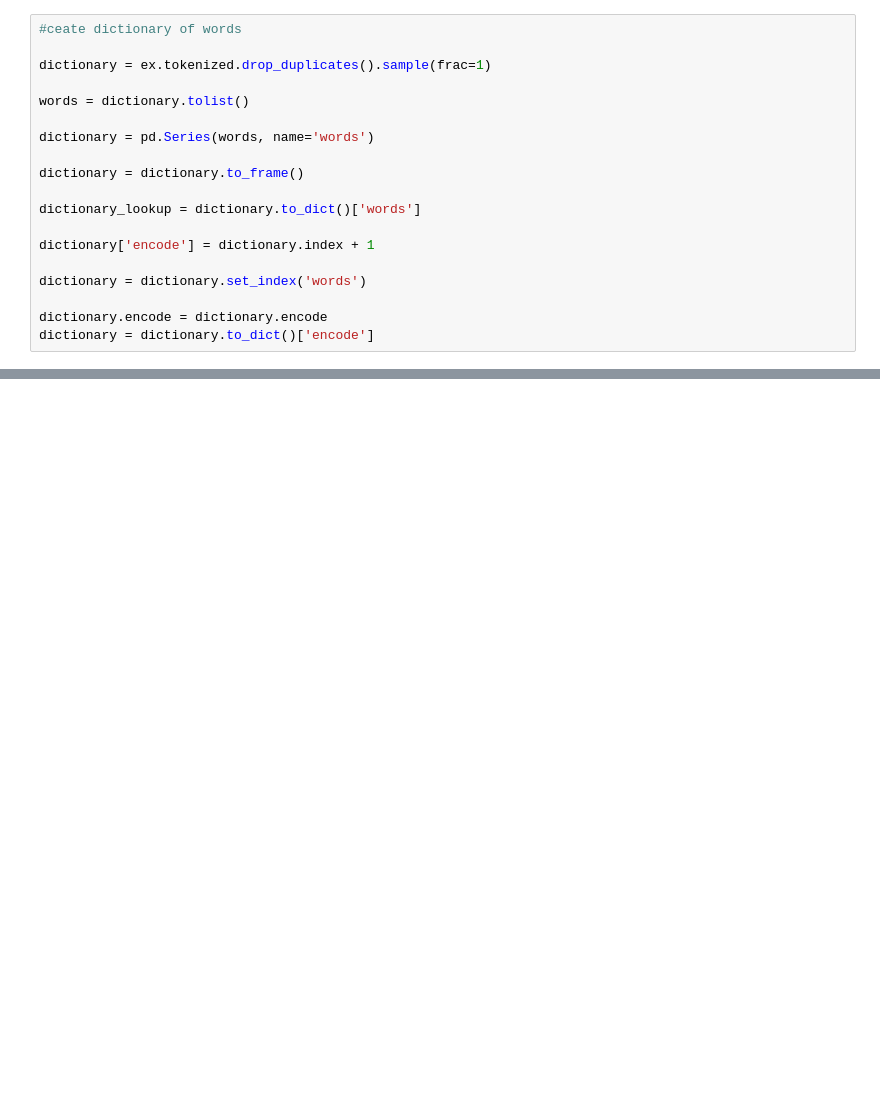
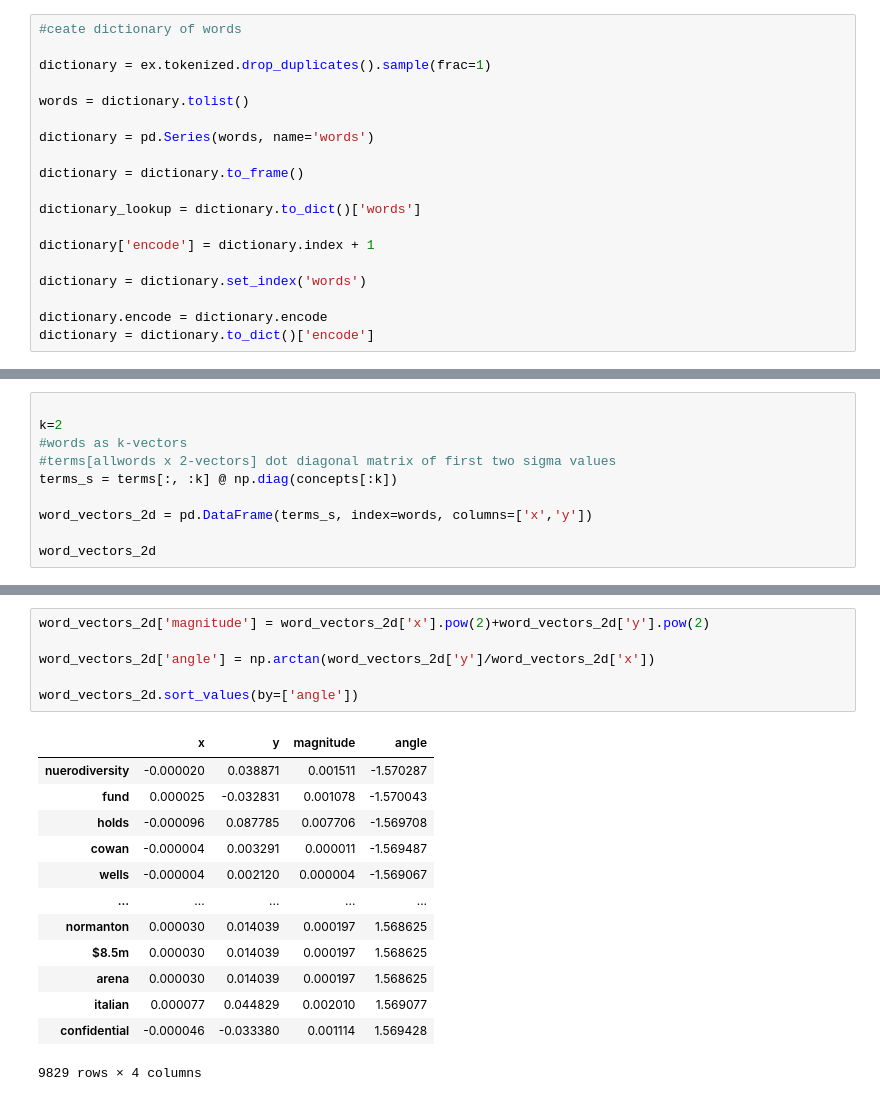
Before and after one commit to Using-Namespace-System/DensePMIWordVectors, a Jupyter notebook: notebooks/document-term-matrix.ipynb, the cells around one changed output, grey strips where cells are left out. Drawn from its saved outputs; the diff is of its cells as text; blank space fills up the shorter version.

```diff
--- a/notebooks/document-term-matrix.ipynb
+++ b/notebooks/document-term-matrix.ipynb
@@ -173,0 +139,10 @@ Length: 22828, dtype: object
+# %%
+
+k=2
+#words as k-vectors
+#terms[allwords x 2-vectors] dot diagonal matrix of first two sigma values
+terms_s = terms[:, :k] @ np.diag(concepts[:k])
+
+word_vectors_2d = pd.DataFrame(terms_s, index=words, columns=['x','y'])
+
+word_vectors_2d
@@ -173,0 +163,20 @@ Length: 22828, dtype: object
+# %%
+word_vectors_2d['magnitude'] = word_vectors_2d['x'].pow(2)+word_vectors_2d['y'].pow(2)
+
+word_vectors_2d['angle'] = np.arctan(word_vectors_2d['y']/word_vectors_2d['x'])
+
+word_vectors_2d.sort_values(by=['angle'])
+# %% [output]
+|  | x | y | magnitude | angle |
+| nuerodiversity | -0.000020 | 0.038871 | 0.001511 | -1.570287 |
+| fund | 0.000025 | -0.032831 | 0.001078 | -1.570043 |
+| holds | -0.000096 | 0.087785 | 0.007706 | -1.569708 |
+| cowan | -0.000004 | 0.003291 | 0.000011 | -1.569487 |
+| wells | -0.000004 | 0.002120 | 0.000004 | -1.569067 |
+| ... | ... | ... | ... | ... |
+| normanton | 0.000030 | 0.014039 | 0.000197 | 1.568625 |
+| $8.5m | 0.000030 | 0.014039 | 0.000197 | 1.568625 |
+| arena | 0.000030 | 0.014039 | 0.000197 | 1.568625 |
+| italian | 0.000077 | 0.044829 | 0.002010 | 1.569077 |
+| confidential | -0.000046 | -0.033380 | 0.001114 | 1.569428 |
+9829 rows × 4 columns
```
Also changed, not shown: parts of 13 cells of this notebook.
